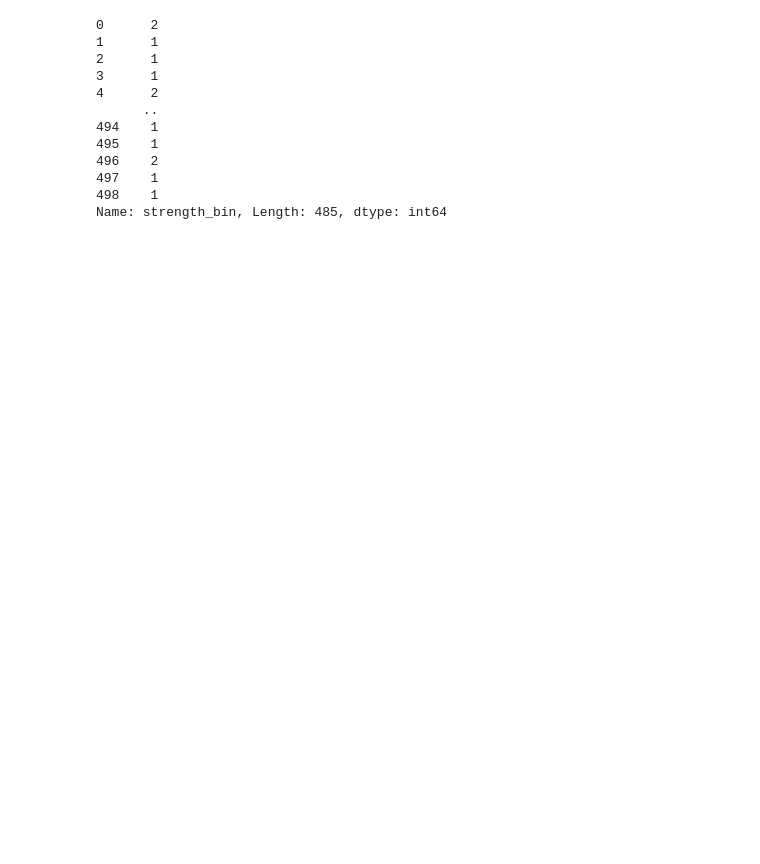
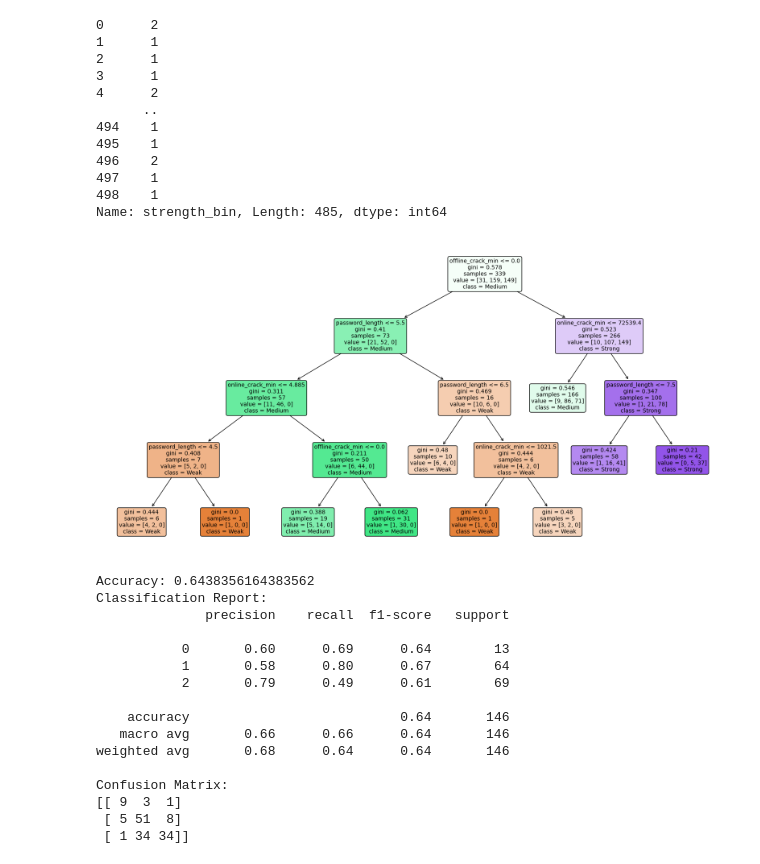
Before and after one commit to Jyothismaria/469_Project, a Jupyter notebook: project_classification.ipynb, the cells around one changed output. Saved outputs shown, nothing was run; the diff lists cells and outputs as text; code cells hidden in the pictures; blank space fills up the shorter version.

Commit message:
rough implementation of classification algorithm

```diff
--- a/project_classification.ipynb
+++ b/project_classification.ipynb
@@ -156,3 +140,54 @@ label
 497    1
 498    1
 Name: strength_bin, Length: 485, dtype: int64
+# %%
+from sklearn.tree import DecisionTreeClassifier
+from sklearn.model_selection import train_test_split
+from sklearn.metrics import accuracy_score, classification_report, confusion_matrix
+import matplotlib.pyplot as plt
+from sklearn.tree import plot_tree
+
+
+
+features = df_pswd[['online_crack_min', 'offline_crack_min', 'password_length']]
+label = df_pswd['strength_bin']
+
+
+X_train, X_test, y_train, y_test = train_test_split(features, label, test_size=0.3, random_state=42)
+
+clf = DecisionTreeClassifier()
+
+clf.fit(X_train, y_train)
+
+y_pred = clf.predict(X_test)
+
+plt.figure(figsize=(20,10))
+plot_tree(clf,
+          feature_names=features.columns,
+          class_names=["Weak", "Medium", "Strong"],
+          filled=True, rounded=True,
+          fontsize=10)
+plt.show()
+
+# Evaluating the model
+print(f"Accuracy: {accuracy_score(y_test, y_pred)}")
+print(f"Classification Report:\n{classification_report(y_test, y_pred)}")
+print(f"Confusion Matrix:\n{confusion_matrix(y_test, y_pred)}")
+# %% [output]
+[figure, added]
+Accuracy: 0.6438356164383562
+Classification Report:
+              precision    recall  f1-score   support
+
+           0       0.60      0.69      0.64        13
+           1       0.58      0.80      0.67        64
+           2       0.79      0.49      0.61        69
+
+    accuracy                           0.64       146
+   macro avg       0.66      0.66      0.64       146
+weighted avg       0.68      0.64      0.64       146
+
+Confusion Matrix:
+[[ 9  3  1]
+ [ 5 51  8]
+ [ 1 34 34]]
```
Also changed, not shown: parts of 1 cell of this notebook.
